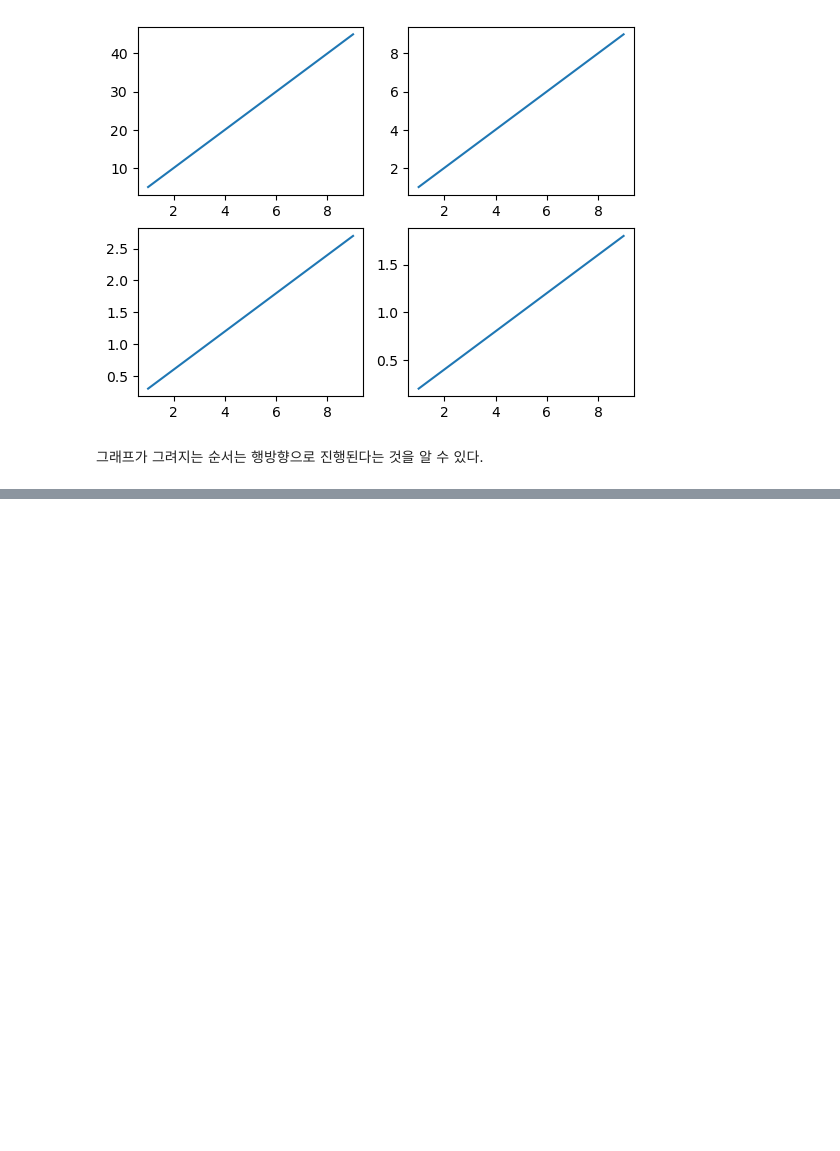
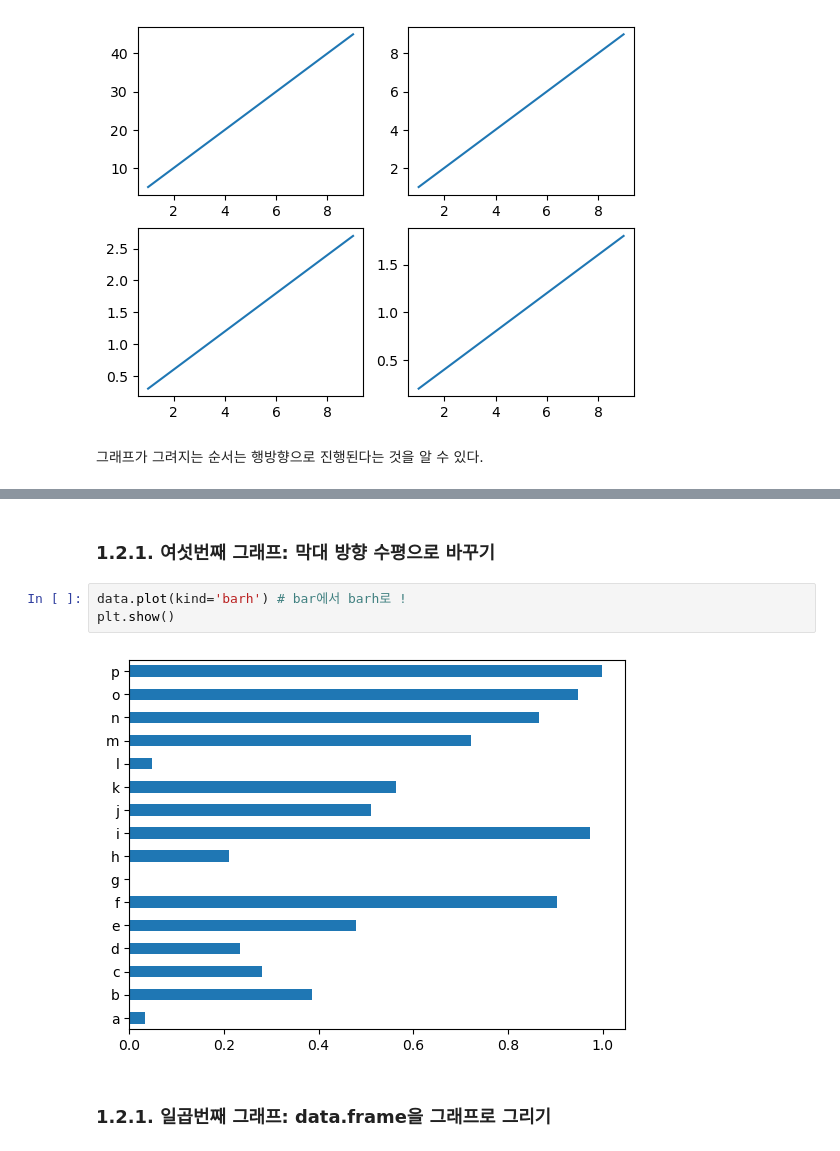
Before and after one commit to ezer-log/kmr-basic, a Jupyter notebook: Basic/day6_0429.ipynb, the cells around one changed output, grey strips where cells are left out. Drawn from its saved outputs; the diff is of its cells as text; blank space fills up the shorter version.

```diff
--- a/Basic/day6_0429.ipynb
+++ b/Basic/day6_0429.ipynb
@@ -188,0 +262,9 @@ plt.show()
+# %% [markdown]
+### 1.2.1. 여섯번째 그래프: 막대 방향 수평으로 바꾸기
+# %%
+data.plot(kind='barh') # bar에서 barh로 !
+plt.show()
+# %% [output]
+[figure, added]
+# %% [markdown]
+### 1.2.1. 일곱번째 그래프: data.frame을 그래프로 그리기
```
Also changed, not shown: parts of 41 cells of this notebook.
